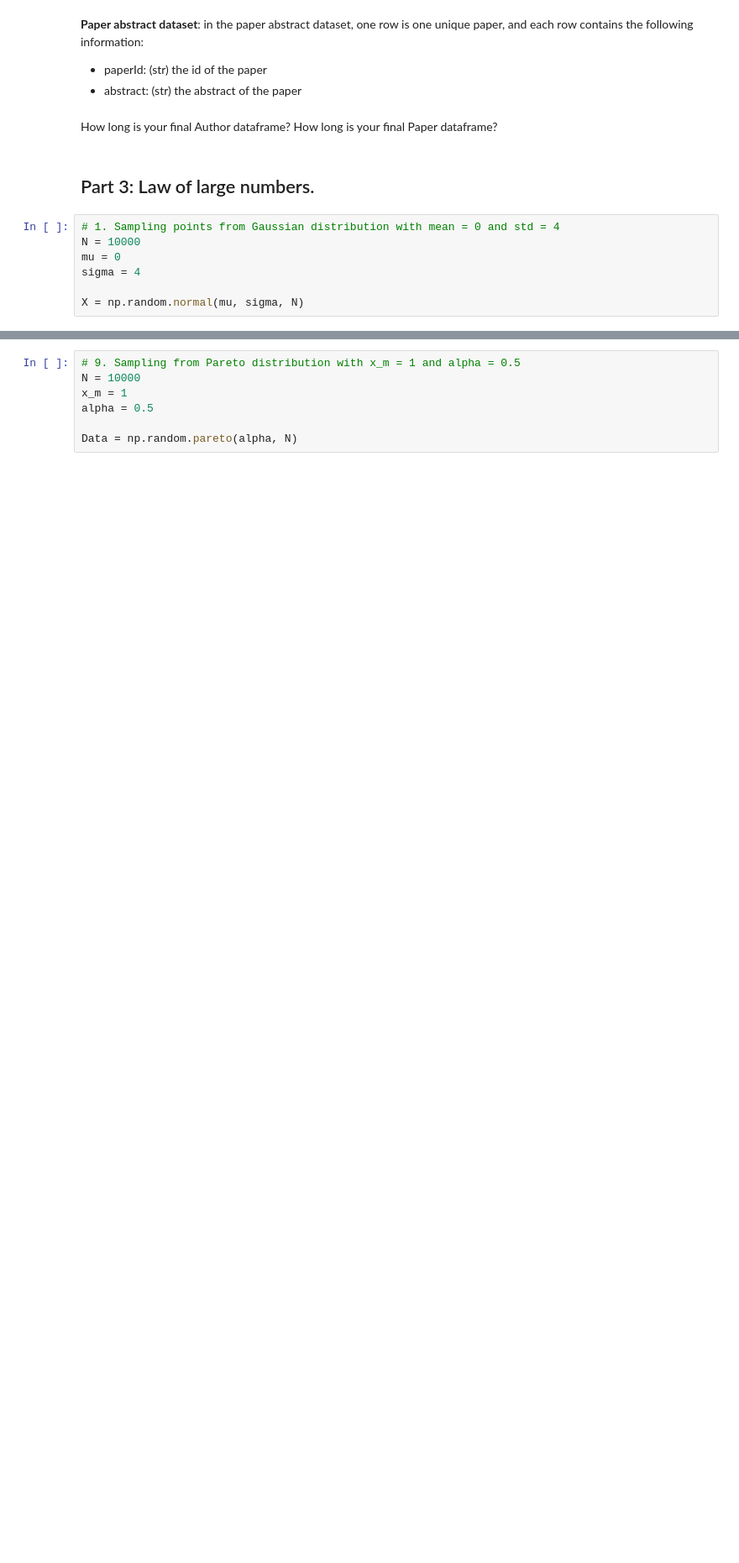
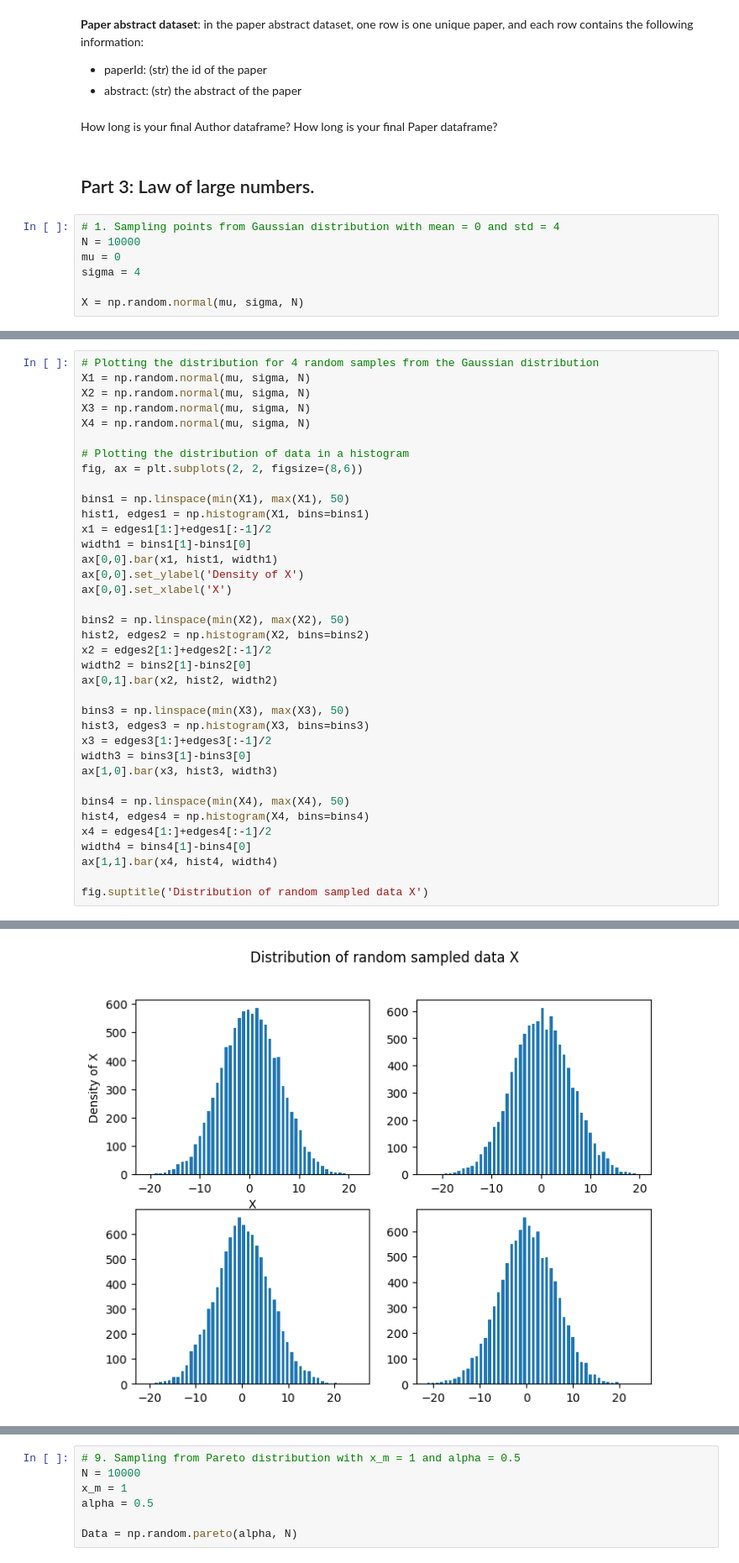
Before and after one commit to fridamariejoergensen/CSS, a Jupyter notebook: Assignment1.ipynb, the cells around one changed output, grey strips where cells are left out. Shown at 84% size. Cells and saved outputs as stored; diff of their text form; blank space fills up the shorter version.

```diff
--- a/Assignment1.ipynb
+++ b/Assignment1.ipynb
@@ -167,0 +167,38 @@ Text(0.5, 1.0, 'Distribution of data')
+# %%
+# Plotting the distribution for 4 random samples from the Gaussian distribution
+X1 = np.random.normal(mu, sigma, N)
+X2 = np.random.normal(mu, sigma, N)
+X3 = np.random.normal(mu, sigma, N)
+X4 = np.random.normal(mu, sigma, N)
+
+# Plotting the distribution of data in a histogram
+fig, ax = plt.subplots(2, 2, figsize=(8,6))
+
+bins1 = np.linspace(min(X1), max(X1), 50)
+hist1, edges1 = np.histogram(X1, bins=bins1)
+x1 = edges1[1:]+edges1[:-1]/2
+width1 = bins1[1]-bins1[0]
+ax[0,0].bar(x1, hist1, width1)
+ax[0,0].set_ylabel('Density of X')
+ax[0,0].set_xlabel('X')
+
+bins2 = np.linspace(min(X2), max(X2), 50)
+hist2, edges2 = np.histogram(X2, bins=bins2)
+x2 = edges2[1:]+edges2[:-1]/2
+width2 = bins2[1]-bins2[0]
+ax[0,1].bar(x2, hist2, width2)
+
+bins3 = np.linspace(min(X3), max(X3), 50)
+hist3, edges3 = np.histogram(X3, bins=bins3)
+x3 = edges3[1:]+edges3[:-1]/2
+width3 = bins3[1]-bins3[0]
+ax[1,0].bar(x3, hist3, width3)
+
+bins4 = np.linspace(min(X4), max(X4), 50)
+hist4, edges4 = np.histogram(X4, bins=bins4)
+x4 = edges4[1:]+edges4[:-1]/2
+width4 = bins4[1]-bins4[0]
+ax[1,1].bar(x4, hist4, width4)
+
+fig.suptitle('Distribution of random sampled data X')
+# %% [output]
@@ -168,3 +206,4 @@ Text(0.5, 1.0, 'Distribution of data')
+[figure, added]
 # %%
 # 3. Cumulative average of X
 cum_av = np.array([])
```
Also changed, not shown: parts of 22 cells of this notebook, 4 other files.
